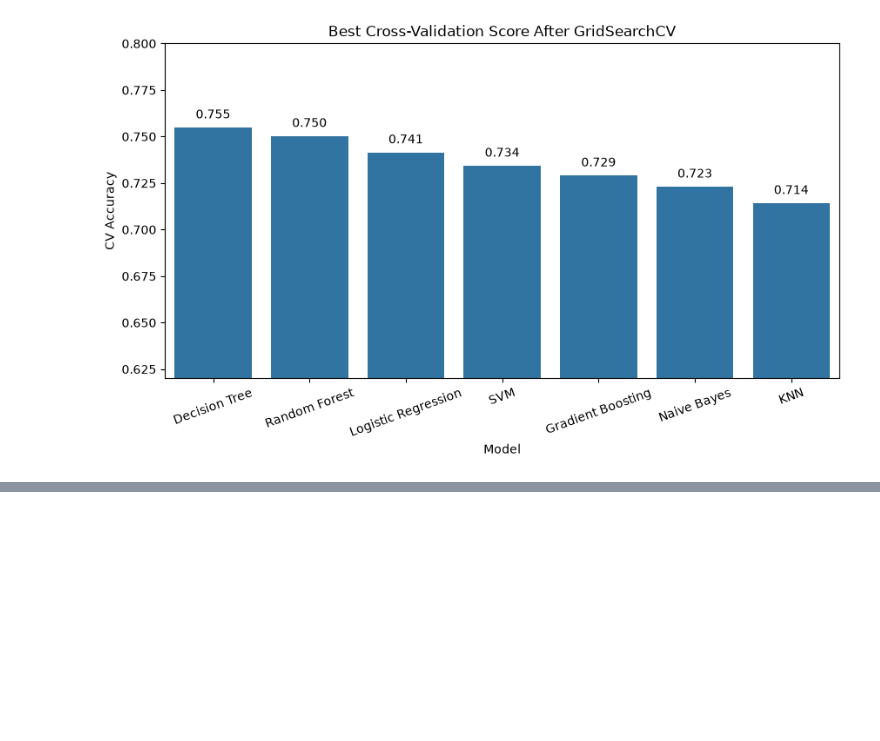
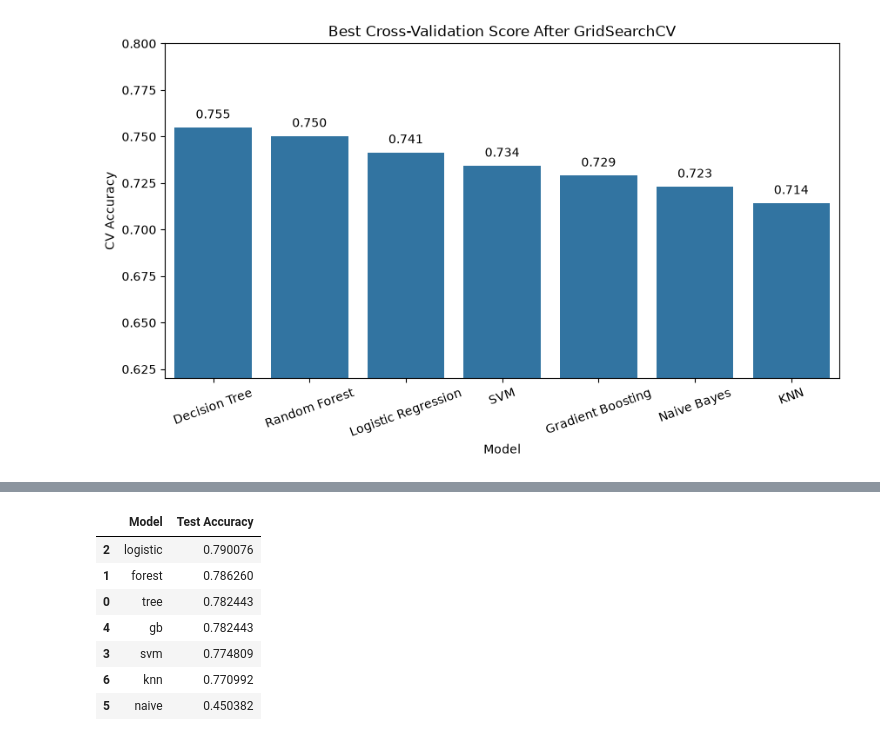
Before and after one commit to Mohamadzf23/titanic-survival-classification, a Jupyter notebook: src/titanic_classification.ipynb, the cells around one changed output, grey strips where cells are left out. Drawn from its saved outputs; the diff is of its cells as text; code cells hidden in the pictures; blank space fills up the shorter version.

```diff
--- a/src/titanic_classification.ipynb
+++ b/src/titanic_classification.ipynb
@@ -1222,0 +1266,32 @@ plt.show()
+# %%
+results_test = pd.DataFrame({
+    "Model": [
+        "tree",
+        "forest",
+        "logistic",
+        "svm",
+        "gb",
+        "naive",
+        "knn"
+    ],
+    "Test Accuracy": [
+        accuracy_score(y_test, grid_tree.best_estimator_.predict(X_test_scaled)),
+        accuracy_score(y_test, grid_forest.best_estimator_.predict(X_test_scaled)),
+        accuracy_score(y_test, grid_logistic.best_estimator_.predict(X_test_scaled)),
+        accuracy_score(y_test, grid_svm.best_estimator_.predict(X_test_scaled)),
+        accuracy_score(y_test, grid_gb.best_estimator_.predict(X_test_scaled)),
+        accuracy_score(y_test, grid_naive.best_estimator_.predict(X_test)),
+        accuracy_score(y_test, grid_knn.best_estimator_.predict(X_test_scaled))
+    ]
+})
+
+results_test.sort_values("Test Accuracy", ascending=False)
+# %% [output]
+|  | Model | Test Accuracy |
+| 2 | logistic | 0.790076 |
+| 1 | forest | 0.786260 |
+| 0 | tree | 0.782443 |
+| 4 | gb | 0.782443 |
+| 3 | svm | 0.774809 |
+| 6 | knn | 0.770992 |
+| 5 | naive | 0.450382 |
```
Also changed, not shown: parts of 3 cells of this notebook.
